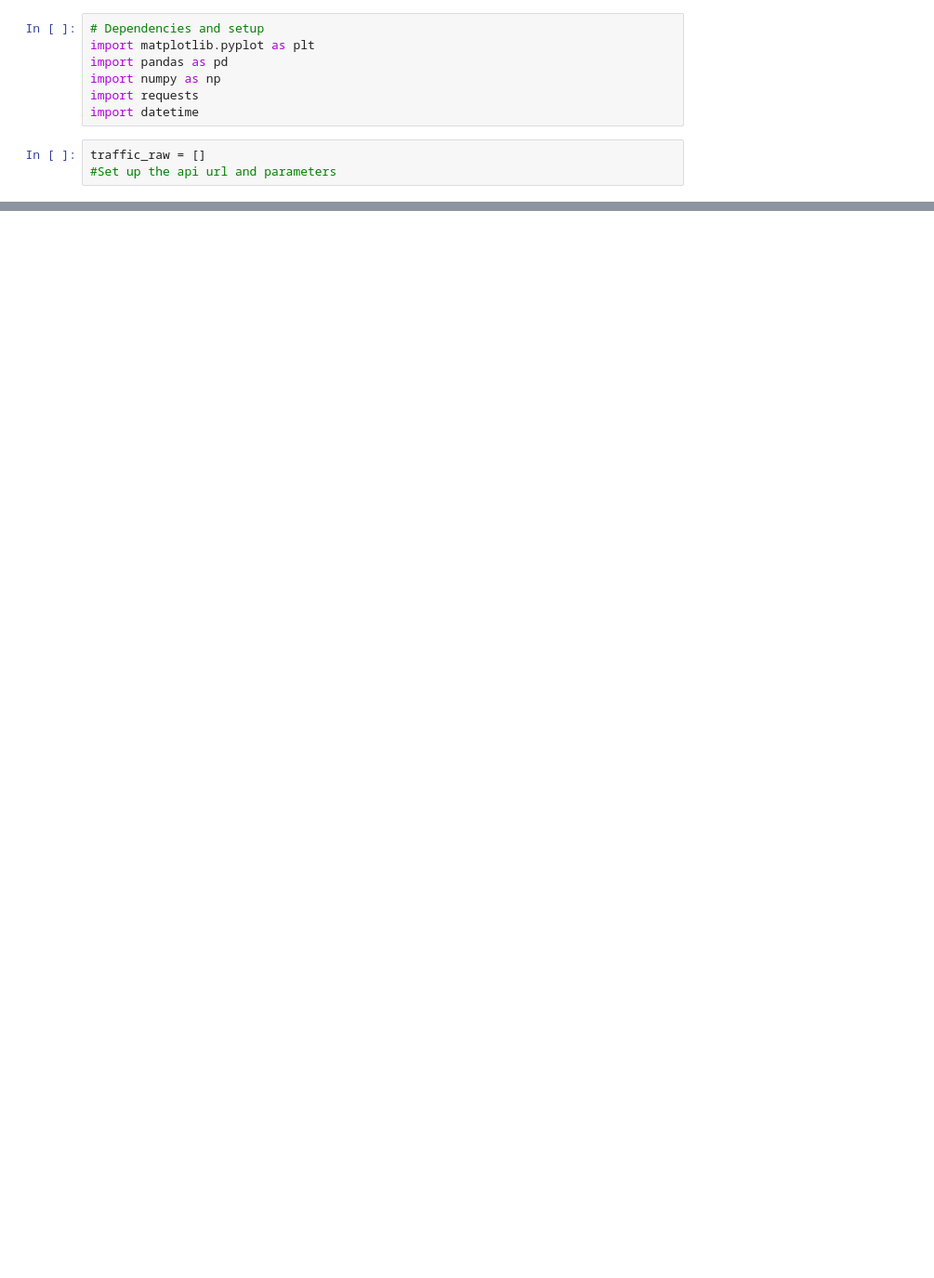
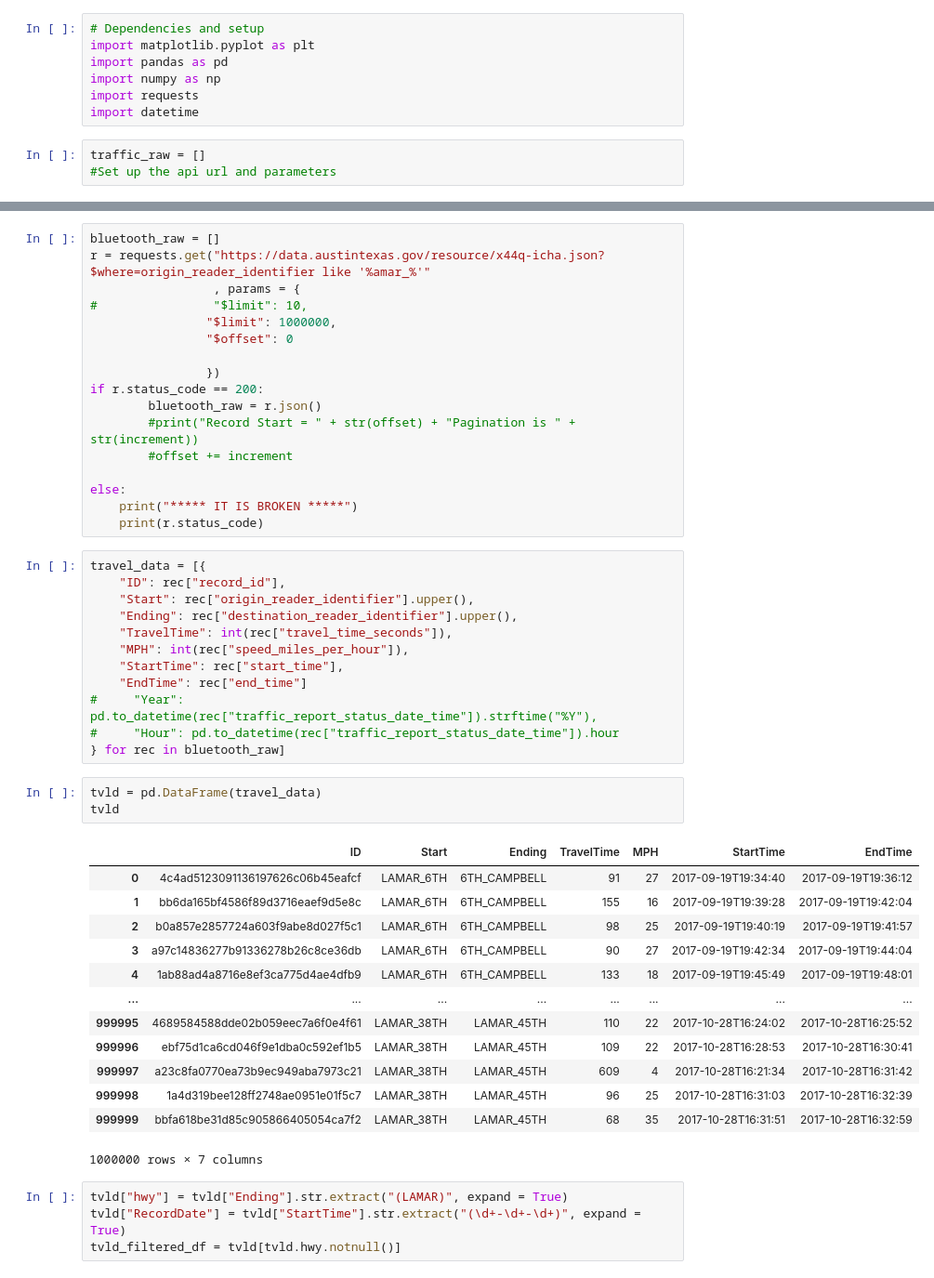
Before and after one commit to SaifeelMomin/Project1---Team_BigBend, a Jupyter notebook: traffic_incident_apis/data.austin/Austin.data.traffic_api.ipynb, the cells around one changed output, grey strips where cells are left out. Shown at 93% size. Drawn from its saved outputs; the diff is of its cells as text; blank space fills up the shorter version.

```diff
--- a/traffic_incident_apis/data.austin/Austin.data.traffic_api.ipynb
+++ b/traffic_incident_apis/data.austin/Austin.data.traffic_api.ipynb
@@ -128,0 +114,50 @@ plt.show()
+# %%
+bluetooth_raw = []
+r = requests.get("https://data.austintexas.gov/resource/x44q-icha.json?$where=origin_reader_identifier like '%amar_%'"
+                 , params = {
+#                "$limit": 10,
+                "$limit": 1000000,
+                "$offset": 0
+
+                })
+if r.status_code == 200:
+        bluetooth_raw = r.json()
+        #print("Record Start = " + str(offset) + "Pagination is " + str(increment))
+        #offset += increment
+
+else:
+    print("***** IT IS BROKEN *****")
+    print(r.status_code)
+# %%
+travel_data = [{
+    "ID": rec["record_id"],
+    "Start": rec["origin_reader_identifier"].upper(),
+    "Ending": rec["destination_reader_identifier"].upper(),
+    "TravelTime": int(rec["travel_time_seconds"]),
+    "MPH": int(rec["speed_miles_per_hour"]),
+    "StartTime": rec["start_time"],
+    "EndTime": rec["end_time"]
+#     "Year": pd.to_datetime(rec["traffic_report_status_date_time"]).strftime("%Y"),
+#     "Hour": pd.to_datetime(rec["traffic_report_status_date_time"]).hour
+} for rec in bluetooth_raw]
+# %%
+tvld = pd.DataFrame(travel_data)
+tvld
+# %% [output]
+|  | ID | Start | Ending | TravelTime | MPH | StartTime | EndTime |
+| 0 | 4c4ad5123091136197626c06b45eafcf | LAMAR_6TH | 6TH_CAMPBELL | 91 | 27 | 2017-09-19T19:34:40 | 2017-09-19T19:36:12 |
+| 1 | bb6da165bf4586f89d3716eaef9d5e8c | LAMAR_6TH | 6TH_CAMPBELL | 155 | 16 | 2017-09-19T19:39:28 | 2017-09-19T19:42:04 |
+| 2 | b0a857e2857724a603f9abe8d027f5c1 | LAMAR_6TH | 6TH_CAMPBELL | 98 | 25 | 2017-09-19T19:40:19 | 2017-09-19T19:41:57 |
+| 3 | a97c14836277b91336278b26c8ce36db | LAMAR_6TH | 6TH_CAMPBELL | 90 | 27 | 2017-09-19T19:42:34 | 2017-09-19T19:44:04 |
+| 4 | 1ab88ad4a8716e8ef3ca775d4ae4dfb9 | LAMAR_6TH | 6TH_CAMPBELL | 133 | 18 | 2017-09-19T19:45:49 | 2017-09-19T19:48:01 |
+| ... | ... | ... | ... | ... | ... | ... | ... |
+| 999995 | 4689584588dde02b059eec7a6f0e4f61 | LAMAR_38TH | LAMAR_45TH | 110 | 22 | 2017-10-28T16:24:02 | 2017-10-28T16:25:52 |
+| 999996 | ebf75d1ca6cd046f9e1dba0c592ef1b5 | LAMAR_38TH | LAMAR_45TH | 109 | 22 | 2017-10-28T16:28:53 | 2017-10-28T16:30:41 |
+| 999997 | a23c8fa0770ea73b9ec949aba7973c21 | LAMAR_38TH | LAMAR_45TH | 609 | 4 | 2017-10-28T16:21:34 | 2017-10-28T16:31:42 |
+| 999998 | 1a4d319bee128ff2748ae0951e01f5c7 | LAMAR_38TH | LAMAR_45TH | 96 | 25 | 2017-10-28T16:31:03 | 2017-10-28T16:32:39 |
+| 999999 | bbfa618be31d85c905866405054ca7f2 | LAMAR_38TH | LAMAR_45TH | 68 | 35 | 2017-10-28T16:31:51 | 2017-10-28T16:32:59 |
+1000000 rows × 7 columns
+# %%
+tvld["hwy"] = tvld["Ending"].str.extract("(LAMAR)", expand = True)
+tvld["RecordDate"] = tvld["StartTime"].str.extract("(\d+-\d+-\d+)", expand = True)
+tvld_filtered_df = tvld[tvld.hwy.notnull()]
```
Also changed, not shown: parts of 18 cells of this notebook, 1 other file.
